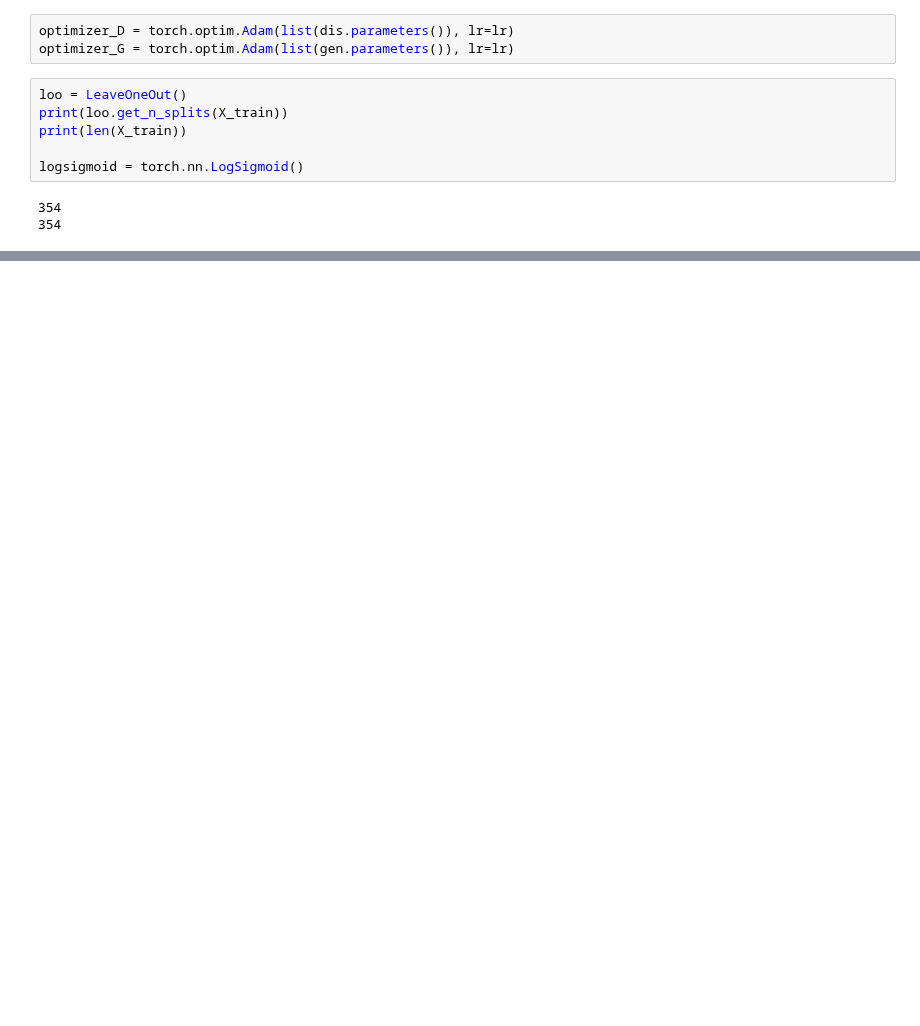
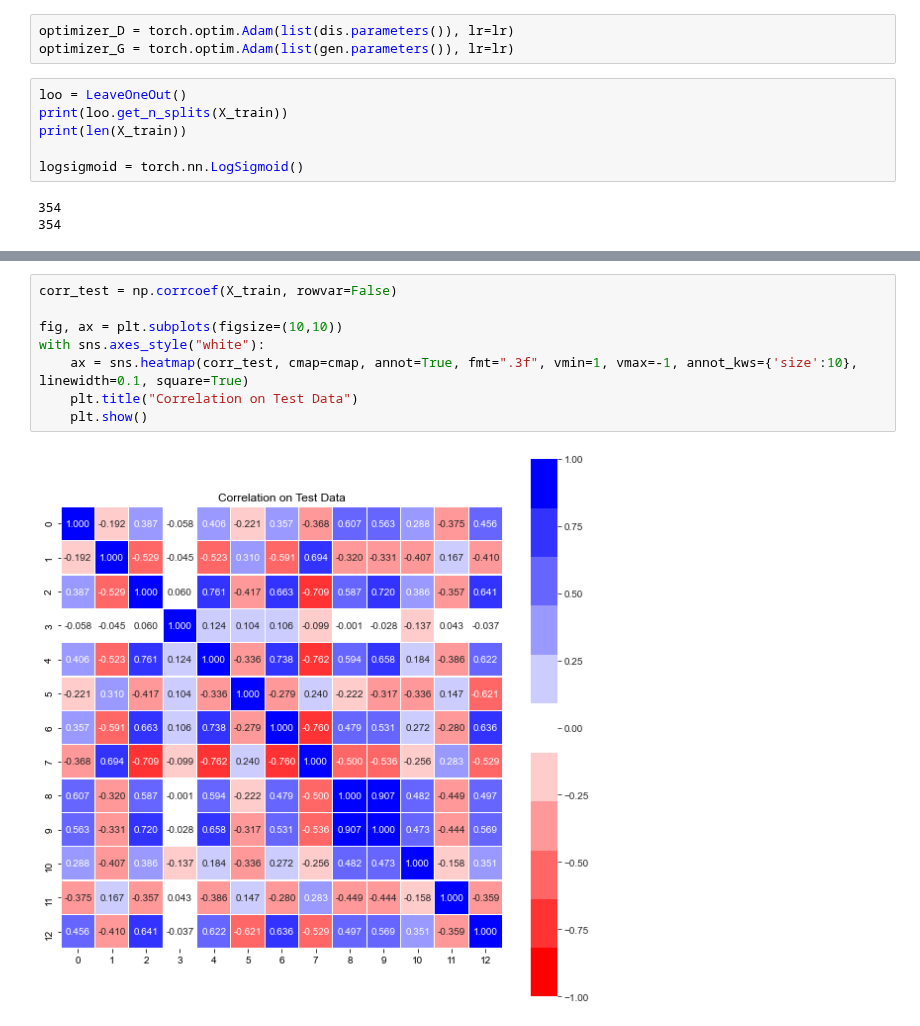
Before and after one commit to sunyunlee/cgan-cvae-tut, a Jupyter notebook: gan.ipynb, the cells around one changed output, grey strips where cells are left out. Drawn from its saved outputs; the diff is of its cells as text; blank space fills up the shorter version.

```diff
--- a/gan.ipynb
+++ b/gan.ipynb
@@ -194,3 +259,13 @@ plt.show()
+# %%
+corr_test = np.corrcoef(X_train, rowvar=False)
+
+fig, ax = plt.subplots(figsize=(10,10))
+with sns.axes_style("white"):
+    ax = sns.heatmap(corr_test, cmap=cmap, annot=True, fmt=".3f", vmin=1, vmax=-1, annot_kws={'size':10}, linewidth=0.1, square=True)
+    plt.title("Correlation on Test Data")
+    plt.show()
+# %% [output]
+[figure, added]
 # %%
 for i in range(100):
     # Generate data
```
Also changed, not shown: parts of 13 cells of this notebook.
